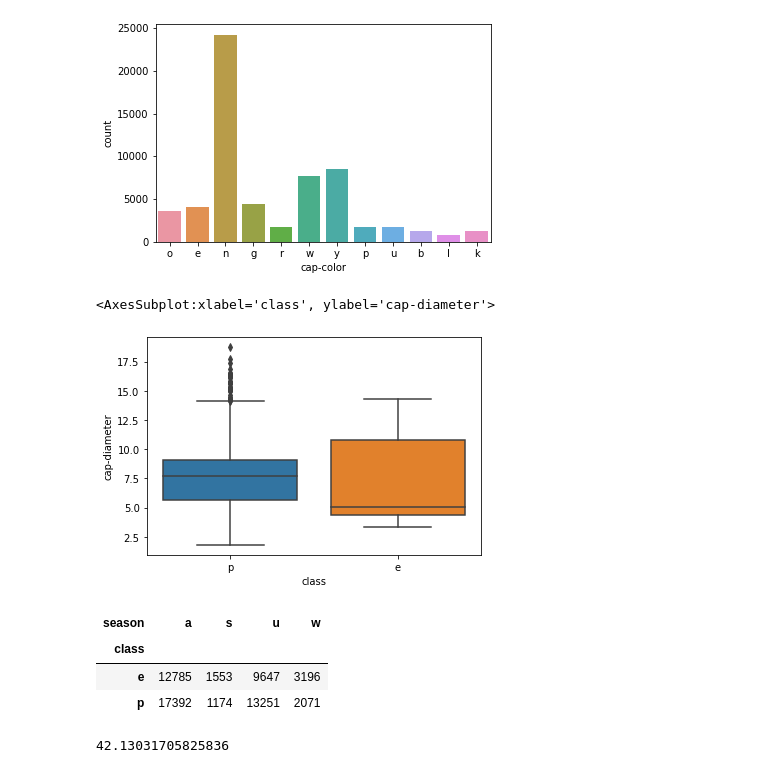
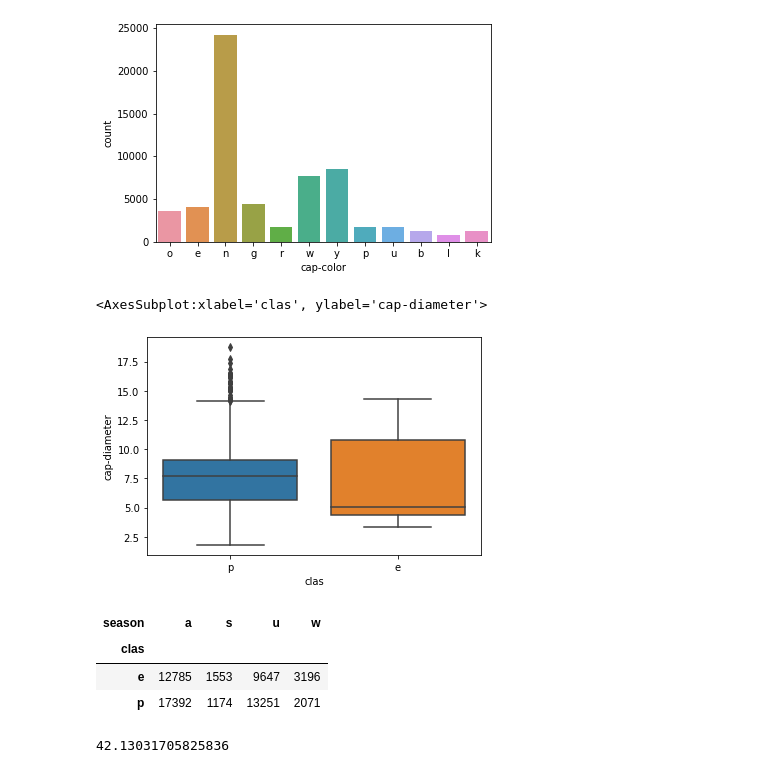
Before and after one commit to Arjissuan/Mushrooms-and-machine-learning, a Jupyter notebook: src/main_notebook.ipynb, the cells around one changed output. Saved outputs shown, nothing was run; the diff lists cells and outputs as text; code cells hidden in the pictures.

```diff
--- a/src/main_notebook.ipynb
+++ b/src/main_notebook.ipynb
@@ -222,16 +222,16 @@ sns.countplot(data=secondary_df, x='cap-color')
 <AxesSubplot:xlabel='cap-color', ylabel='count'>
 [figure]
 # %%
-sns.boxplot(data=secondary_df[secondary_df['cap-color']=='r'],x='class',y='cap-diameter')
+sns.boxplot(data=secondary_df[secondary_df['cap-color']=='r'],x='clas',y='cap-diameter')
 # %% [output]
-<AxesSubplot:xlabel='class', ylabel='cap-diameter'>
+<AxesSubplot:xlabel='clas', ylabel='cap-diameter'>
 [figure]
 # %%
-tab = pd.crosstab(secondary_df['class'], secondary_df['season'])
+tab = pd.crosstab(secondary_df['clas'], secondary_df['season'])
 tab
 # %% [output]
 | season | a | s | u | w |
-| class |  |  |  |  |
+| clas |  |  |  |  |
 | e | 12785 | 1553 | 9647 | 3196 |
 | p | 17392 | 1174 | 13251 | 2071 |
 # %%
```
Also changed, not shown: parts of 13 cells of this notebook, 3 other files.
